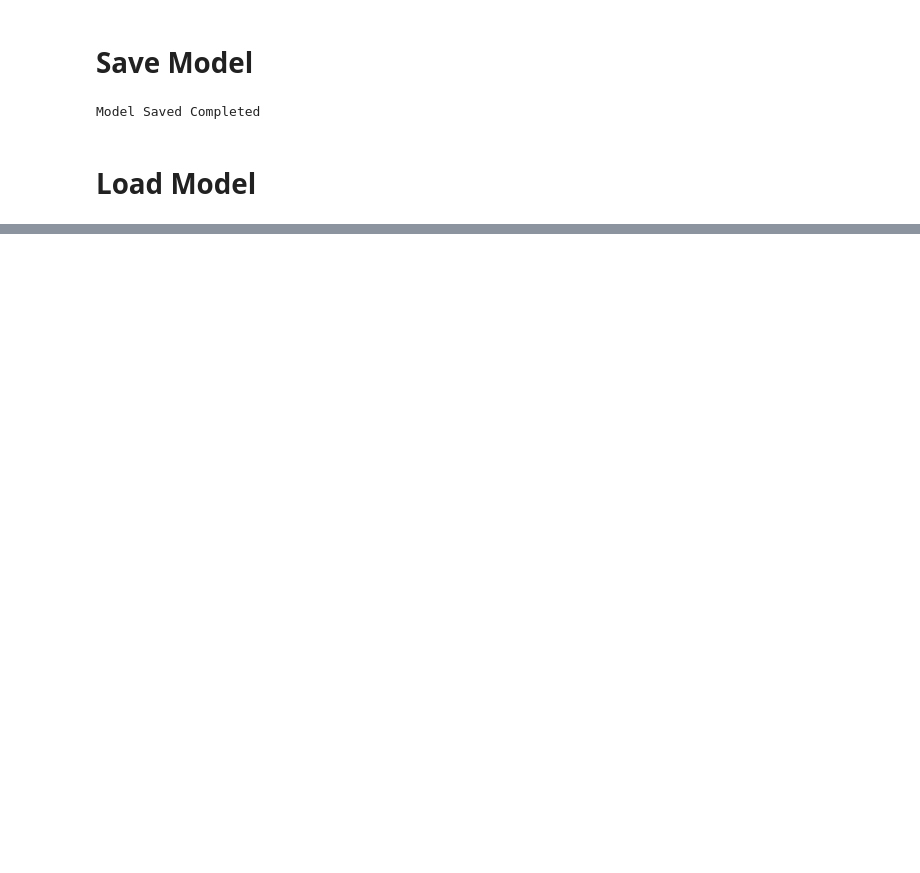
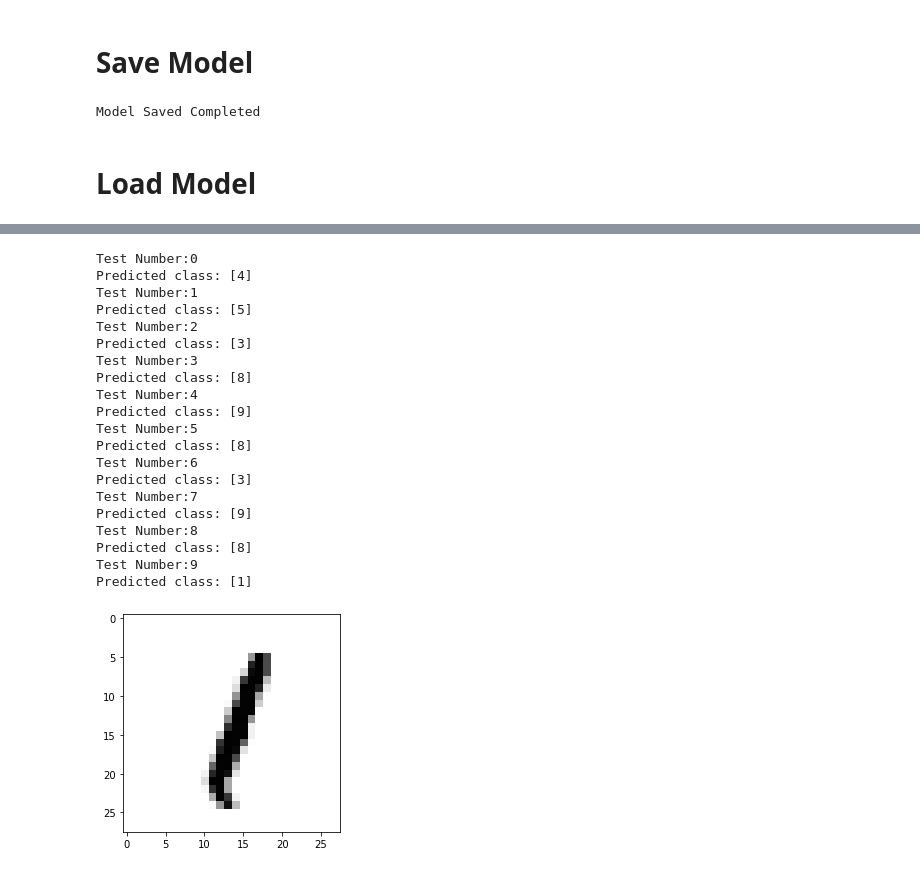
Before and after one commit to diannejardinez/cnn-for-computer-vision, a Jupyter notebook: CNN-MNIST-digits/MNIST-CNN-Digits.ipynb, the cells around one changed output, grey strips where cells are left out. Drawn from its saved outputs; the diff is of its cells as text; code cells hidden in the pictures; blank space fills up the shorter version.

```diff
--- a/CNN-MNIST-digits/MNIST-CNN-Digits.ipynb
+++ b/CNN-MNIST-digits/MNIST-CNN-Digits.ipynb
@@ -215,0 +238,30 @@ model = load_model("mnist_cnn.h5")
+# %%
+# Randomly select a data point for a range and show predicted output
+for i in range(0,10):
+    rand = np.random.randint(0,len(X_test))
+    test = np.expand_dims(X_train[rand], axis=0)
+    print(f"Test Number:{i}")
+    print(f"Predicted class: {model.predict_classes(test)}")
+    plt.imshow(scale_normalize.inverse_transform(test).reshape(28, 28), cmap=plt.cm.Greys)
+# %% [output]
+Test Number:0
+Predicted class: [4]
+Test Number:1
+Predicted class: [5]
+Test Number:2
+Predicted class: [3]
+Test Number:3
+Predicted class: [8]
+Test Number:4
+Predicted class: [9]
+Test Number:5
+Predicted class: [8]
+Test Number:6
+Predicted class: [3]
+Test Number:7
+Predicted class: [9]
+Test Number:8
+Predicted class: [8]
+Test Number:9
+Predicted class: [1]
+[figure, added]
```
Also changed, not shown: parts of 5 cells of this notebook, 3 other files.
